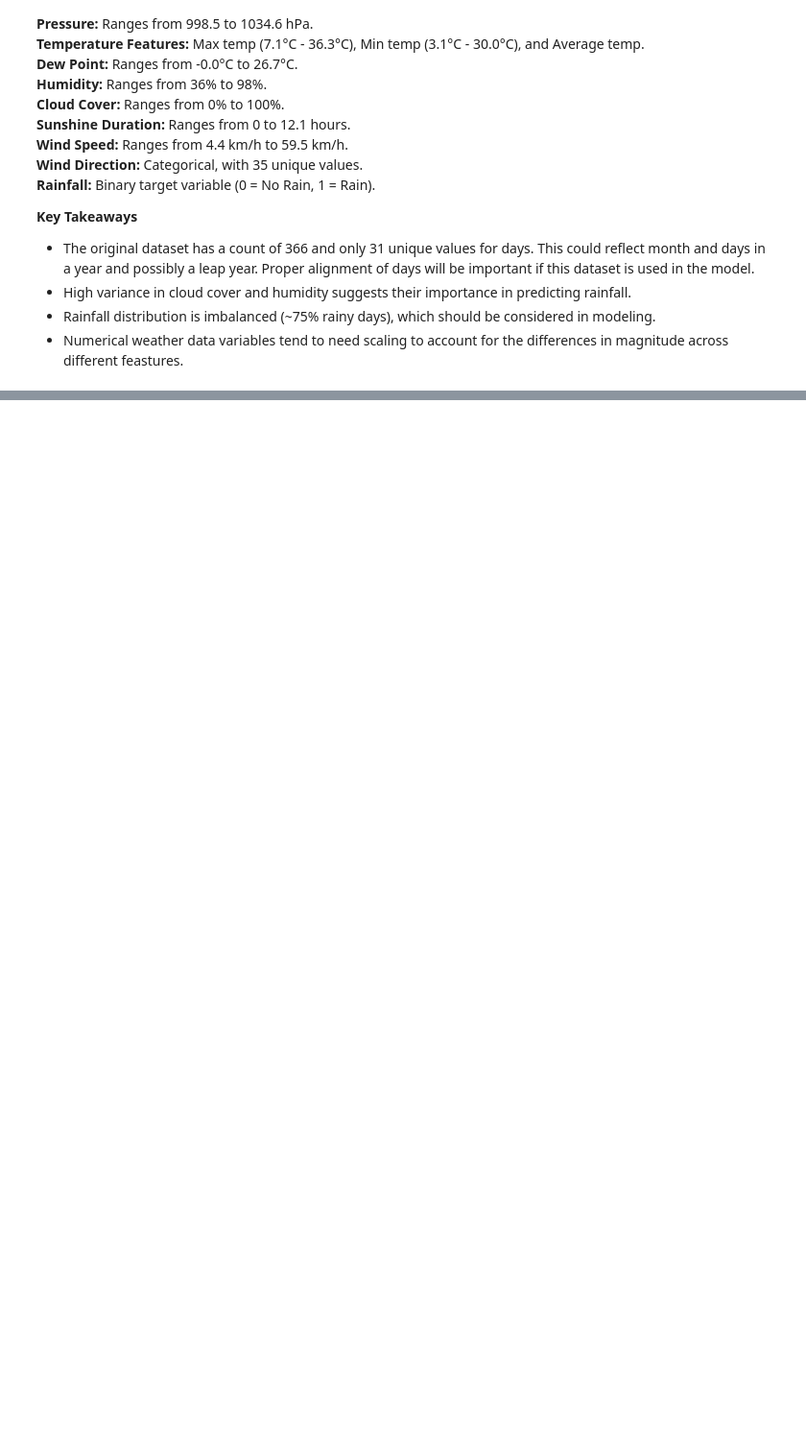
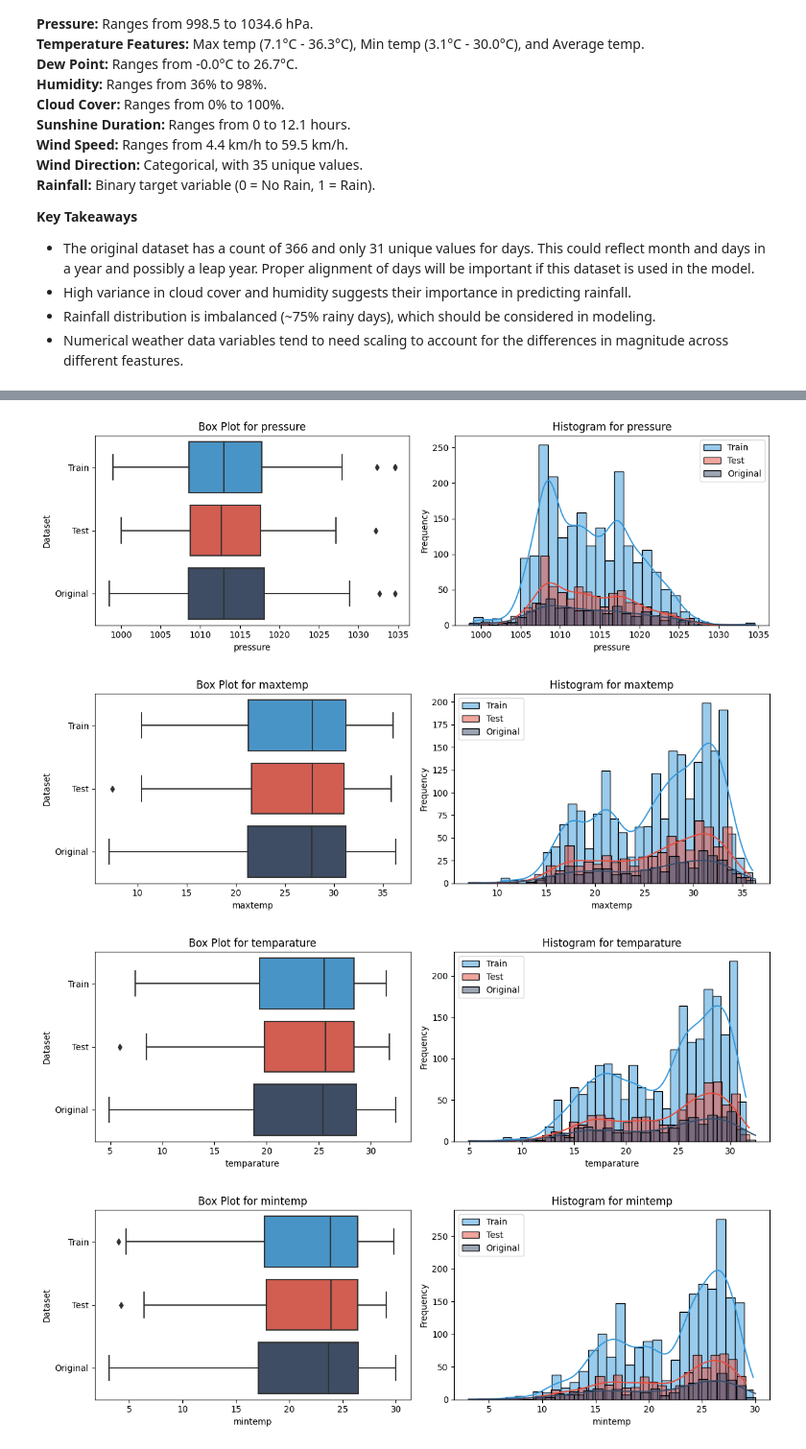
Before and after one commit to ChristopherIanPeck/kaggle-playground-series-s5, a Jupyter notebook: binary-prediction-challenge.ipynb, the cells around one changed output, grey strips where cells are left out. Shown at 96% size. Cells and saved outputs as stored; diff of their text form; code cells hidden in the pictures; blank space fills up the shorter version.

```diff
--- a/binary-prediction-challenge.ipynb
+++ b/binary-prediction-challenge.ipynb
@@ -229,0 +277,44 @@ Two missing values in the winddirection and windspeen features in the original d
+# %%
+train_data['Dataset'] = 'Train'
+test_data['Dataset'] = 'Test'
+original_data['Dataset'] = 'Original'
+
+variables = [col for col in train_data.columns if col in numerical_variables]
+
+def create_variable_plots(variable):
+
+    custom_palette = ['#3498db', '#e74c3c','#384C6A']
+
+    fig, axes = plt.subplots(1, 2, figsize=(12, 4))
+
+    # Box plot
+    plt.subplot(1, 2, 1)
+    sns.boxplot(data=pd.concat([train_data, test_data,original_data.dropna()]), x=variable, y='Dataset', palette=custom_palette)
+    plt.xlabel(variable)
+    plt.title(f"Box Plot for {variable}")
+
+    # Histograms
+    plt.subplot(1, 2, 2)
+    sns.histplot(data=train_data, x=variable, color=custom_palette[0], kde=True, bins=30, label="Train")
+    sns.histplot(data=test_data, x=variable, color=custom_palette[1], kde=True, bins=30, label="Test")
+    sns.histplot(data=original_data.dropna(), x=variable, color=custom_palette[2], kde=True, bins=30, label="Original")
+    plt.xlabel(variable)
+    plt.ylabel("Frequency")
+    plt.title(f"Histogram for {variable}")
+    plt.legend()
+
+    plt.tight_layout()
+    plt.show()
+
+for variable in variables:
+    create_variable_plots(variable)
+
+# Drop the 'Dataset' column after analysis
+train_data.drop('Dataset', axis=1, inplace=True)
+test_data.drop('Dataset', axis=1, inplace=True)
+original_data.drop('Dataset', axis=1, inplace=True)
+# %% [output]
+[figure, added]
+[figure, added]
+[figure, added]
+[figure, added]
```
Also changed, not shown: parts of 7 cells of this notebook.
